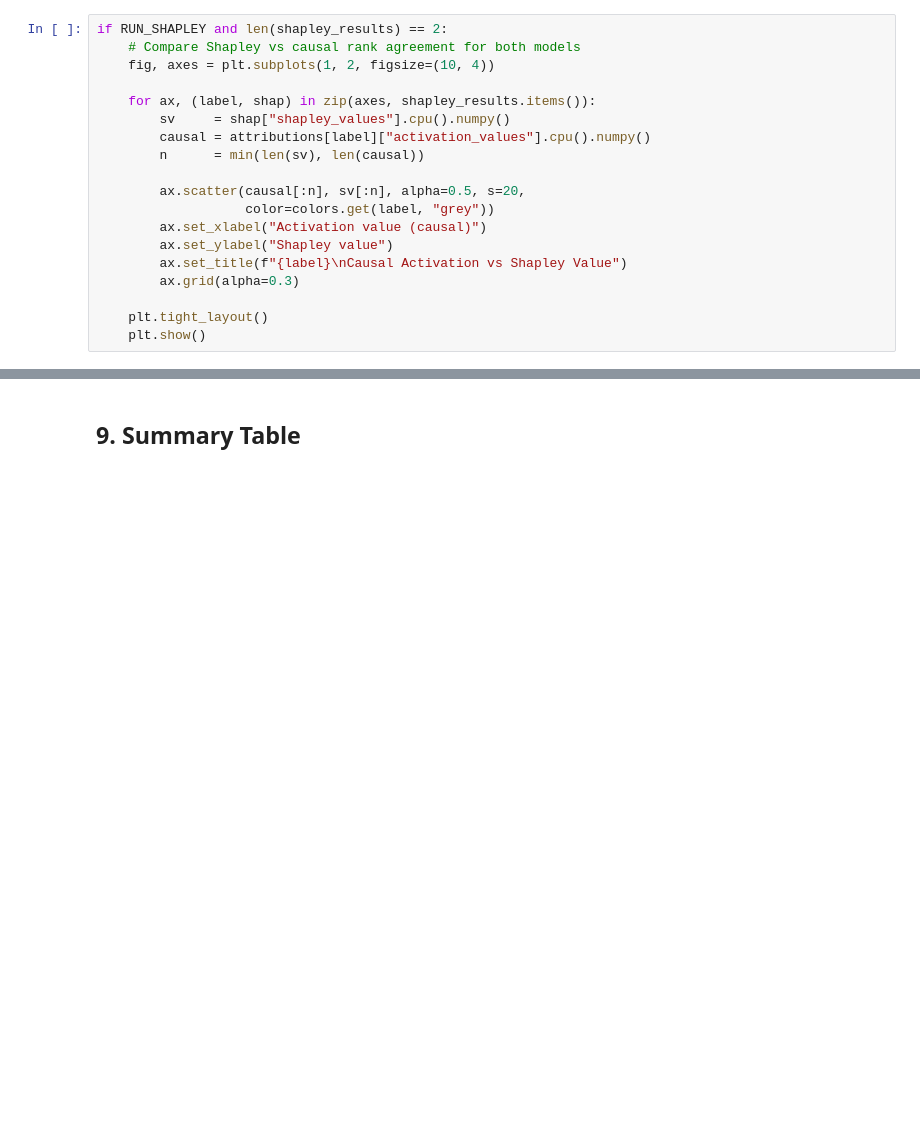
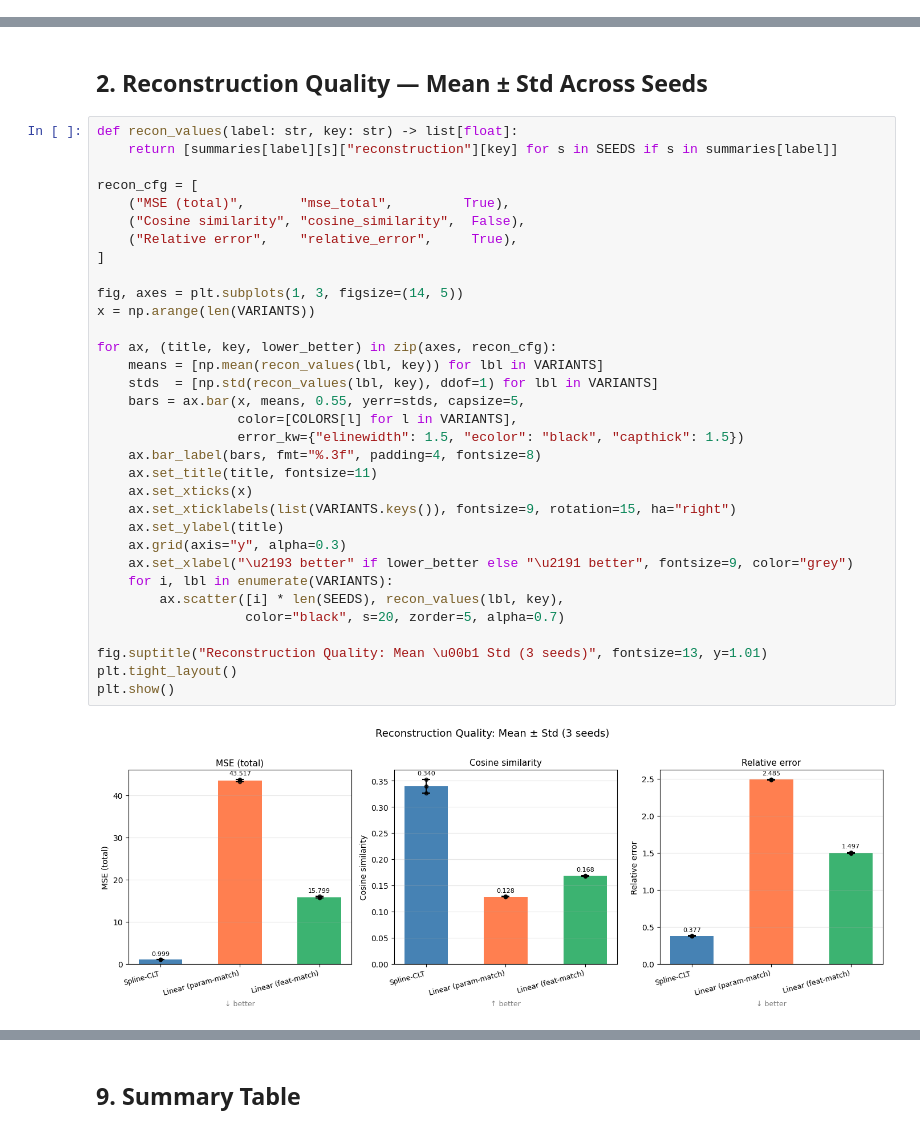
Before and after one commit to supreethms1809/circuit-tracer, a Jupyter notebook: demos/kan_vs_linear_comparison.ipynb, the cells around one changed output, grey strips where cells are left out. Saved outputs shown, nothing was run; the diff lists cells and outputs as text; blank space fills up the shorter version.

```diff
--- a/demos/kan_vs_linear_comparison.ipynb
+++ b/demos/kan_vs_linear_comparison.ipynb
@@ -730,19 +0,0 @@ if RUN_SHAPLEY and shapley_results:
-# %%
-if RUN_SHAPLEY and len(shapley_results) == 2:
-    # Compare Shapley vs causal rank agreement for both models
-    fig, axes = plt.subplots(1, 2, figsize=(10, 4))
-
-    for ax, (label, shap) in zip(axes, shapley_results.items()):
-        sv     = shap["shapley_values"].cpu().numpy()
-        causal = attributions[label]["activation_values"].cpu().numpy()
-        n      = min(len(sv), len(causal))
-
-        ax.scatter(causal[:n], sv[:n], alpha=0.5, s=20,
-                   color=colors.get(label, "grey"))
-        ax.set_xlabel("Activation value (causal)")
-        ax.set_ylabel("Shapley value")
-        ax.set_title(f"{label}\nCausal Activation vs Shapley Value")
-        ax.grid(alpha=0.3)
-
-    plt.tight_layout()
-    plt.show()
@@ -748,0 +115,37 @@ if RUN_SHAPLEY and len(shapley_results) == 2:
+# %% [markdown]
+## 2. Reconstruction Quality — Mean ± Std Across Seeds
+# %%
+def recon_values(label: str, key: str) -> list[float]:
+    return [summaries[label][s]["reconstruction"][key] for s in SEEDS if s in summaries[label]]
+
+recon_cfg = [
+    ("MSE (total)",       "mse_total",         True),
+    ("Cosine similarity", "cosine_similarity",  False),
+    ("Relative error",    "relative_error",     True),
+]
+
+fig, axes = plt.subplots(1, 3, figsize=(14, 5))
+x = np.arange(len(VARIANTS))
+
+for ax, (title, key, lower_better) in zip(axes, recon_cfg):
+    means = [np.mean(recon_values(lbl, key)) for lbl in VARIANTS]
+    stds  = [np.std(recon_values(lbl, key), ddof=1) for lbl in VARIANTS]
+    bars = ax.bar(x, means, 0.55, yerr=stds, capsize=5,
+                  color=[COLORS[l] for l in VARIANTS],
+                  error_kw={"elinewidth": 1.5, "ecolor": "black", "capthick": 1.5})
+    ax.bar_label(bars, fmt="%.3f", padding=4, fontsize=8)
+    ax.set_title(title, fontsize=11)
+    ax.set_xticks(x)
+    ax.set_xticklabels(list(VARIANTS.keys()), fontsize=9, rotation=15, ha="right")
+    ax.set_ylabel(title)
+    ax.grid(axis="y", alpha=0.3)
+    ax.set_xlabel("\u2193 better" if lower_better else "\u2191 better", fontsize=9, color="grey")
+    for i, lbl in enumerate(VARIANTS):
+        ax.scatter([i] * len(SEEDS), recon_values(lbl, key),
+                   color="black", s=20, zorder=5, alpha=0.7)
+
+fig.suptitle("Reconstruction Quality: Mean \u00b1 Std (3 seeds)", fontsize=13, y=1.01)
+plt.tight_layout()
+plt.show()
+# %% [output]
+[figure, added]
```
Also changed, not shown: parts of 58 cells of this notebook.
